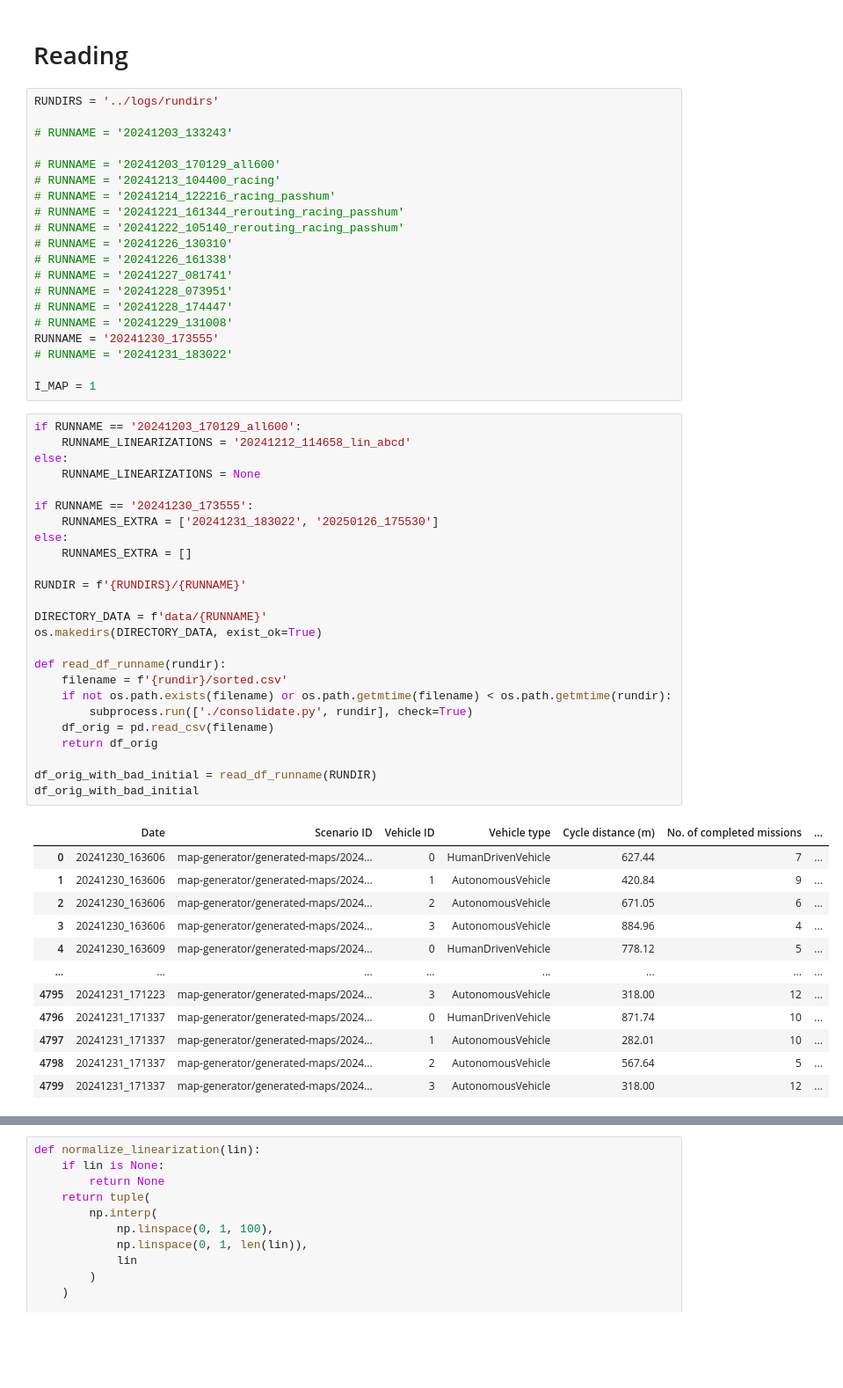
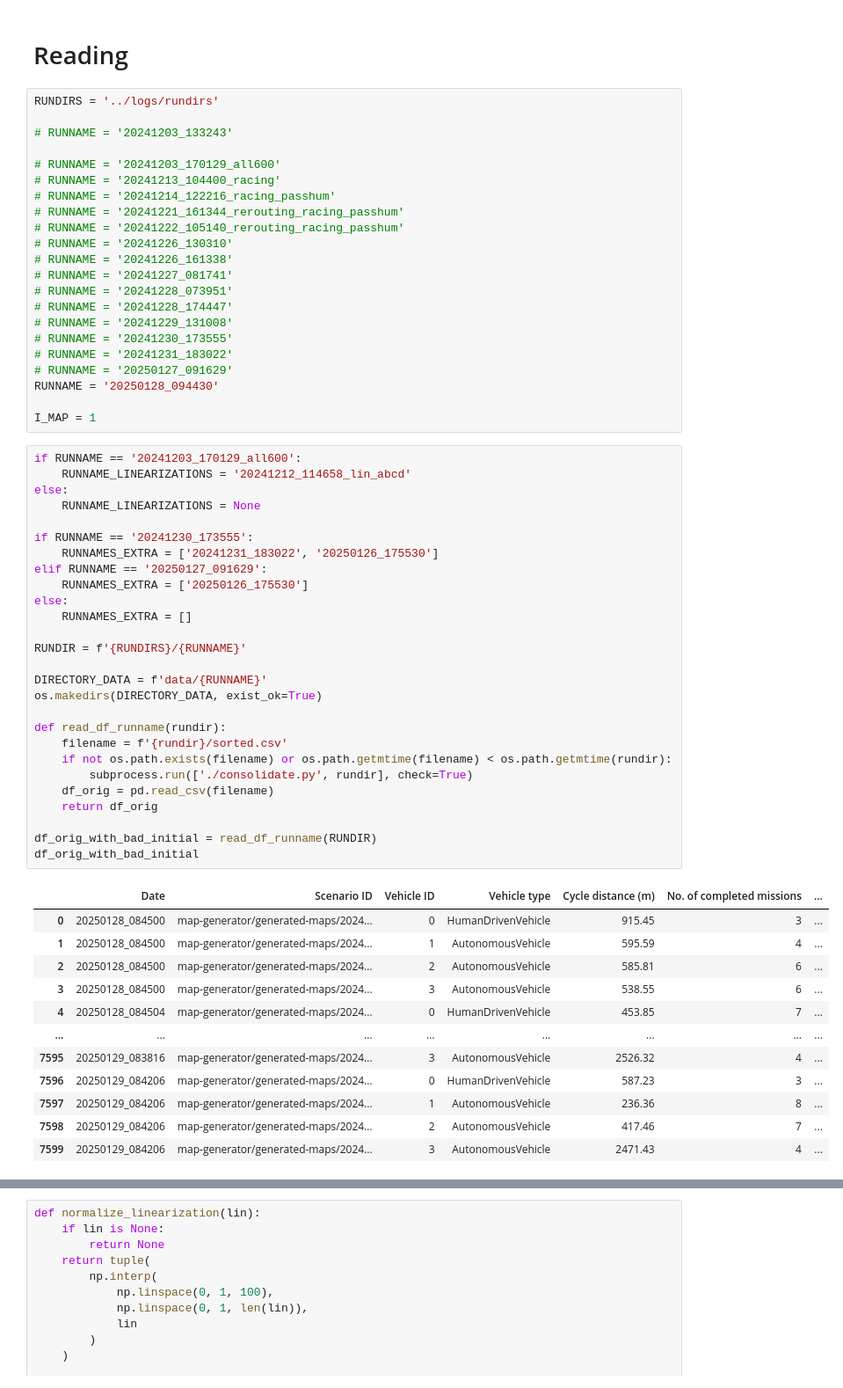
Before and after one commit to Olga-Mironenko/coordination_oru, a Jupyter notebook: scenario-analysis/analysis.ipynb, the cells around one changed output, grey strips where cells are left out. Shown at 88% size. Saved outputs shown, nothing was run; the diff lists cells and outputs as text; blank space fills up the shorter version.

```diff
--- a/scenario-analysis/analysis.ipynb
+++ b/scenario-analysis/analysis.ipynb
@@ -36,45 +36,49 @@ RUNDIRS = '../logs/rundirs'
 # RUNNAME = '20241228_073951'
 # RUNNAME = '20241228_174447'
 # RUNNAME = '20241229_131008'
-RUNNAME = '20241230_173555'
+# RUNNAME = '20241230_173555'
 # RUNNAME = '20241231_183022'
+# RUNNAME = '20250127_091629'
+RUNNAME = '20250128_094430'
 
 I_MAP = 1
 # %%
 if RUNNAME == '20241203_170129_all600':
     RUNNAME_LINEARIZATIONS = '20241212_114658_lin_abcd'
 else:
     RUNNAME_LINEARIZATIONS = None
 
 if RUNNAME == '20241230_173555':
     RUNNAMES_EXTRA = ['20241231_183022', '20250126_175530']
+elif RUNNAME == '20250127_091629':
+    RUNNAMES_EXTRA = ['20250126_175530']
 else:
     RUNNAMES_EXTRA = []
 
 RUNDIR = f'{RUNDIRS}/{RUNNAME}'
 
 DIRECTORY_DATA = f'data/{RUNNAME}'
 os.makedirs(DIRECTORY_DATA, exist_ok=True)
 
 def read_df_runname(rundir):
     filename = f'{rundir}/sorted.csv'
     if not os.path.exists(filename) or os.path.getmtime(filename) < os.path.getmtime(rundir):
         subprocess.run(['./consolidate.py', rundir], check=True)
     df_orig = pd.read_csv(filename)
     return df_orig
 
 df_orig_with_bad_initial = read_df_runname(RUNDIR)
 df_orig_with_bad_initial
 # %% [output]
 |  | Date | Scenario ID | Vehicle ID | Vehicle type | Cycle distance (m) | No. of completed missions | ... |
-| 0 | 20241230_163606 | map-generator/generated-maps/2024... | 0 | HumanDrivenVehicle | 627.44 | 7 | ... |
-| 1 | 20241230_163606 | map-generator/generated-maps/2024... | 1 | AutonomousVehicle | 420.84 | 9 | ... |
-| 2 | 20241230_163606 | map-generator/generated-maps/2024... | 2 | AutonomousVehicle | 671.05 | 6 | ... |
-| 3 | 20241230_163606 | map-generator/generated-maps/2024... | 3 | AutonomousVehicle | 884.96 | 4 | ... |
-| 4 | 20241230_163609 | map-generator/generated-maps/2024... | 0 | HumanDrivenVehicle | 778.12 | 5 | ... |
+| 0 | 20250128_084500 | map-generator/generated-maps/2024... | 0 | HumanDrivenVehicle | 915.45 | 3 | ... |
+| 1 | 20250128_084500 | map-generator/generated-maps/2024... | 1 | AutonomousVehicle | 595.59 | 4 | ... |
+| 2 | 20250128_084500 | map-generator/generated-maps/2024... | 2 | AutonomousVehicle | 585.81 | 6 | ... |
+| 3 | 20250128_084500 | map-generator/generated-maps/2024... | 3 | AutonomousVehicle | 538.55 | 6 | ... |
+| 4 | 20250128_084504 | map-generator/generated-maps/2024... | 0 | HumanDrivenVehicle | 453.85 | 7 | ... |
 | ... | ... | ... | ... | ... | ... | ... | ... |
-| 4795 | 20241231_171223 | map-generator/generated-maps/2024... | 3 | AutonomousVehicle | 318.00 | 12 | ... |
-| 4796 | 20241231_171337 | map-generator/generated-maps/2024... | 0 | HumanDrivenVehicle | 871.74 | 10 | ... |
-| 4797 | 20241231_171337 | map-generator/generated-maps/2024... | 1 | AutonomousVehicle | 282.01 | 10 | ... |
-| 4798 | 20241231_171337 | map-generator/generated-maps/2024... | 2 | AutonomousVehicle | 567.64 | 5 | ... |
-| 4799 | 20241231_171337 | map-generator/generated-maps/2024... | 3 | AutonomousVehicle | 318.00 | 12 | ... |
+| 7595 | 20250129_083816 | map-generator/generated-maps/2024... | 3 | AutonomousVehicle | 2526.32 | 4 | ... |
+| 7596 | 20250129_084206 | map-generator/generated-maps/2024... | 0 | HumanDrivenVehicle | 587.23 | 3 | ... |
+| 7597 | 20250129_084206 | map-generator/generated-maps/2024... | 1 | AutonomousVehicle | 236.36 | 8 | ... |
+| 7598 | 20250129_084206 | map-generator/generated-maps/2024... | 2 | AutonomousVehicle | 417.46 | 7 | ... |
+| 7599 | 20250129_084206 | map-generator/generated-maps/2024... | 3 | AutonomousVehicle | 2471.43 | 4 | ... |
```
Also changed, not shown: parts of 5 cells of this notebook, 4 other files.
